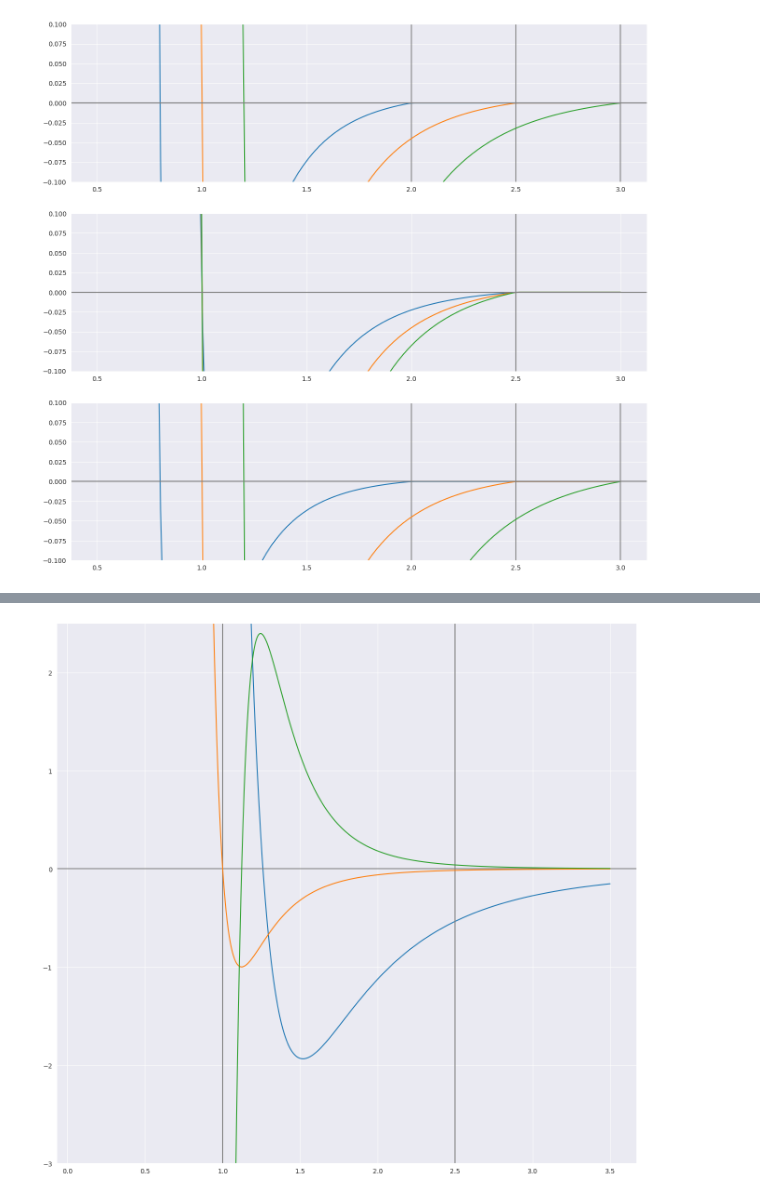
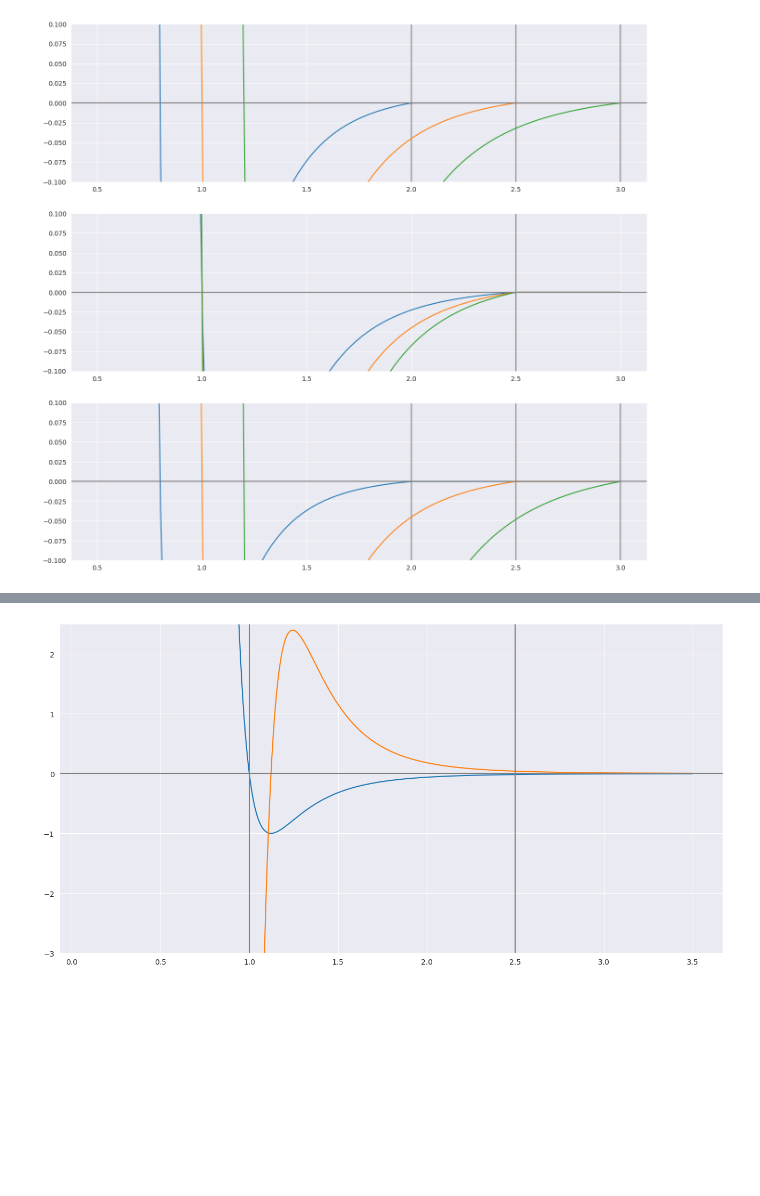
Before and after one commit to Smoren/molecular-python3, a Jupyter notebook: research/lennard_jones.ipynb, the cells around one changed output, grey strips where cells are left out. Drawn from its saved outputs; the diff is of its cells as text; code cells hidden in the pictures; blank space fills up the shorter version.

```diff
--- a/research/lennard_jones.ipynb
+++ b/research/lennard_jones.ipynb
@@ -7,8 +7,14 @@ def lennard_jones_potential(r, sigma: float, eps: float) -> np.ndarray:
     buf = (sigma / r)**6
     return 4 * eps * (buf * buf - buf)
 
+def lennard_jones_potential_truncated(r: np.ndarray, sigma: float, eps: float) -> np.ndarray:
+    rc = 2.5*sigma
+    result = lennard_jones_potential(r, sigma, eps) - lennard_jones_potential(np.array([rc]), sigma, eps)
+    result[r > rc] = 0
+    return result
+
 def lennard_jones_force(r, sigma: float, eps: float) -> np.ndarray:
-    return 48*eps*np.power(sigma, 12)/np.power(r, 13) - 24*eps*np.power(sigma, 6)/np.power(r, 7)
+    return 24*eps*np.power(sigma, 6)/np.power(r, 7) - 48*eps*np.power(sigma, 12)/np.power(r, 13)
 # %%
 def draw_plot_lj(x, y, ax):
     plot = sns.lineplot(
@@ -144,46 +144,29 @@ plot.axvline(x=1, color='grey');
-# %%
-def lennard_jones_force(r2, sigma: float, eps: float) -> np.ndarray:
-    inv_r2 = 1.0 / r2
-    sigma_over_r2 = sigma * sigma * inv_r2
-    sigma_over_r6 = sigma_over_r2 * sigma_over_r2 * sigma_over_r2
-    sigma_over_r12 = sigma_over_r6 * sigma_over_r6
-    force = 24 * eps * inv_r2 * (2 * sigma_over_r12 - sigma_over_r6)
-    return force
-
-def lennard_jones_potential_derivative(r, sigma: float, eps: float) -> np.ndarray:
-    return 24 * eps * sigma**6 * (r**6 - 2*sigma**6) / r**13
 # %%
-_, ax = plt.subplots(ncols=1, nrows=1, figsize=(16, 15))
+_, ax = plt.subplots(ncols=1, nrows=1, figsize=(16, 8))
 
 sigma = 1
 eps = 1
 
 x = np.linspace(0.1, 3.5, 1000)
 y = lennard_jones_force(x, sigma, eps)
+
+plot = sns.lineplot(
+    x=x,
+    y=lennard_jones_potential(x, sigma, eps),
+    ax=ax,
+)
 
 plot = sns.lineplot(
     x=x,
     y=lennard_jones_force(x, sigma, eps),
     ax=ax,
 )
 plot.set_ylim(-3, 2.5)
 plot.axhline(y=0, color='grey')
 plot.axvline(x=2.5*sigma, color='grey')
 plot.axvline(x=1, color='grey');
-
-plot = sns.lineplot(
-    x=x,
-    y=lennard_jones_potential(x, sigma, eps),
-    ax=ax,
-)
-
-plot = sns.lineplot(
-    x=x,
-    y=lennard_jones_potential_derivative(x, sigma, eps),
-    ax=ax,
-)
 # %% [output]
-[figure, old version]
+[figure, new version]
 # %%
 def morse_potential(r: np.ndarray, eps: float, alpha: float, sigma: float):
     return eps * (np.exp(-2*alpha * (r - sigma)) - 2*np.exp(-alpha * (r - sigma)))
```
Also changed, not shown: parts of 8 cells of this notebook.
